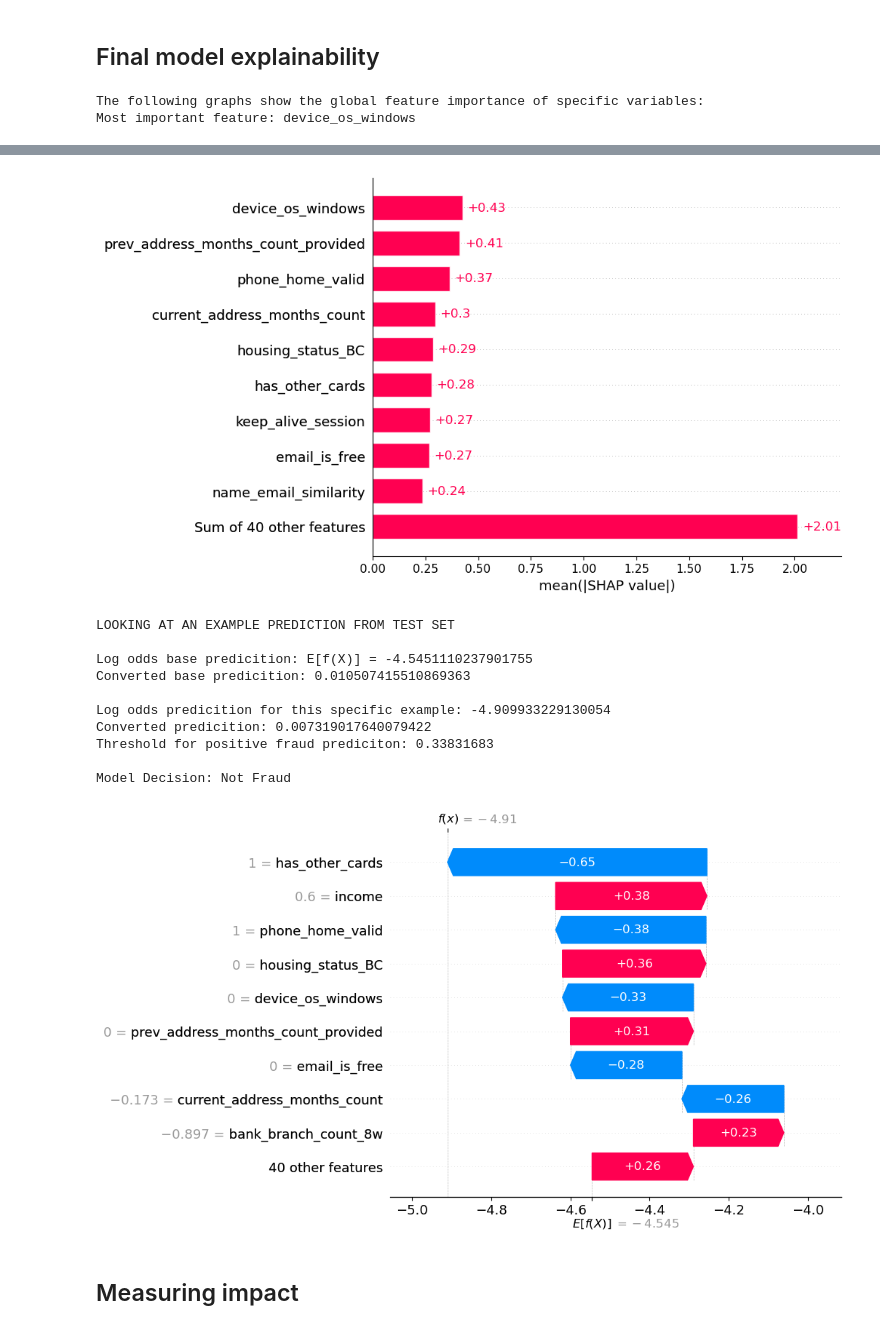
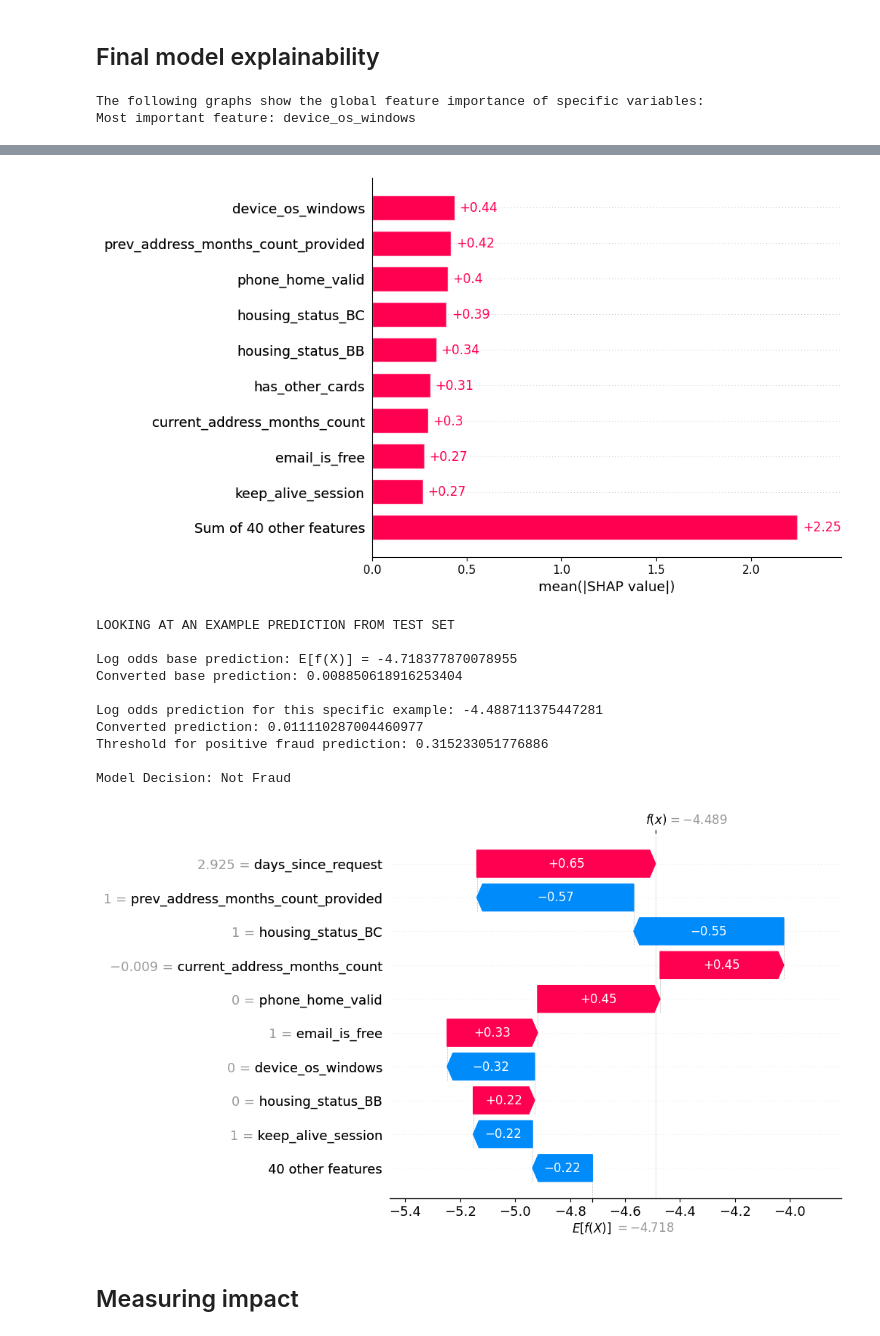
Before and after one commit to jonnywong288/bank-account-fraud, a Jupyter notebook: model_evaluation.ipynb, the cells around one changed output, grey strips where cells are left out. Saved outputs shown, nothing was run; the diff lists cells and outputs as text; code cells hidden in the pictures.

```diff
--- a/model_evaluation.ipynb
+++ b/model_evaluation.ipynb
@@ -109,31 +109,35 @@ weighted avg       0.98      0.98      0.98     96843
 import shap
 from scipy.special import expit
 
-# Create SHAP explainer for XGBoost
-explainer = shap.Explainer(model, X_test)
-shap_values = explainer(X_test)
+# Sample 1000 rows from X_test
+X_test_sample = X_test.sample(n=1000, random_state=42)
 
-# global feature importance
+# Create SHAP explainer using the sample
+explainer = shap.Explainer(model, X_test_sample)
+shap_values = explainer(X_test_sample)
+
+# Global feature importance
 print("The following graphs show the global feature importance of specific variables:")
 mean_abs_shap = np.abs(shap_values.values).mean(axis=0)
 most_important_idx = np.argmax(mean_abs_shap)
 most_important_feature = shap_values.feature_names[most_important_idx]
 print("Most important feature:", most_important_feature)
-shap.summary_plot(shap_values, X_test)
+shap.summary_plot(shap_values, X_test_sample)
 shap.plots.bar(shap_values)
 
-# explanation for a specific prediction with waterfall chart
+# Explanation for a specific prediction with waterfall chart
 log_odds_base = shap_values.base_values[0]
 log_odds_specific_prediction = log_odds_base + shap_values.values[0].sum()
 prob_base = expit(log_odds_base)
 prob_specific_prediction = expit(log_odds_specific_prediction)
-print("LOOKING AT AN EXAMPLE PREDICTION FROM TEST SET\n")
-print("Log odds base predicition: E[f(X)] =", log_odds_base)
-print("Converted base predicition:", prob_base)
-print("\nLog odds predicition for this specific example:", log_odds_specific_prediction)
-print("Converted predicition:", prob_specific_prediction)
-print("Threshold for positive fraud prediciton:", best_threshold)
-print("\nModel Decision:" , "Fraud" if prob_specific_prediction >= best_threshold else "Not Fraud")
+
+print("\nLOOKING AT AN EXAMPLE PREDICTION FROM TEST SET\n")
+print("Log odds base prediction: E[f(X)] =", log_odds_base)
+print("Converted base prediction:", prob_base)
+print("\nLog odds prediction for this specific example:", log_odds_specific_prediction)
+print("Converted prediction:", prob_specific_prediction)
+print("Threshold for positive fraud prediction:", best_threshold)
+print("\nModel Decision:", "Fraud" if prob_specific_prediction >= best_threshold else "Not Fraud")
 
 shap.plots.waterfall(shap_values[0])
 # %% [output]
@@ -143,15 +147,15 @@ Most important feature: device_os_windows
-[figure, old version]
+[figure, new version]
 LOOKING AT AN EXAMPLE PREDICTION FROM TEST SET
 
-Log odds base predicition: E[f(X)] = -4.5451110237901755
-Converted base predicition: 0.010507415510869363
+Log odds base prediction: E[f(X)] = -4.718377870078955
+Converted base prediction: 0.008850618916253404
 
-Log odds predicition for this specific example: -4.909933229130054
-Converted predicition: 0.007319017640079422
-Threshold for positive fraud prediciton: 0.33831683
+Log odds prediction for this specific example: -4.488711375447281
+Converted prediction: 0.011110287004460977
+Threshold for positive fraud prediction: 0.315233051776886
 
 Model Decision: Not Fraud
-[figure, old version]
+[figure, new version]
 # %% [markdown]
 ## Measuring impact
 # %% [markdown]
```
Also changed, not shown: parts of 5 cells of this notebook, 15 other files.
